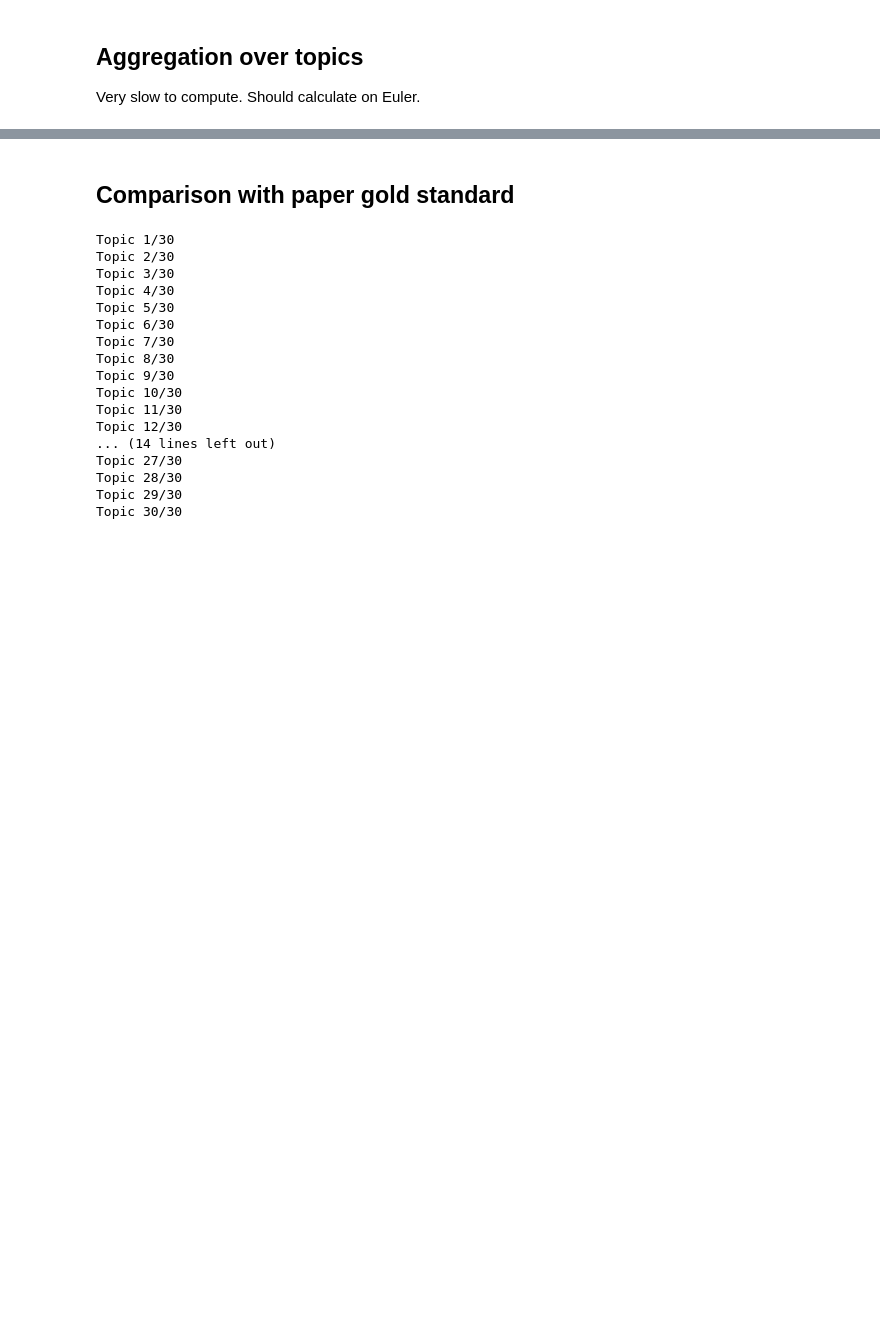
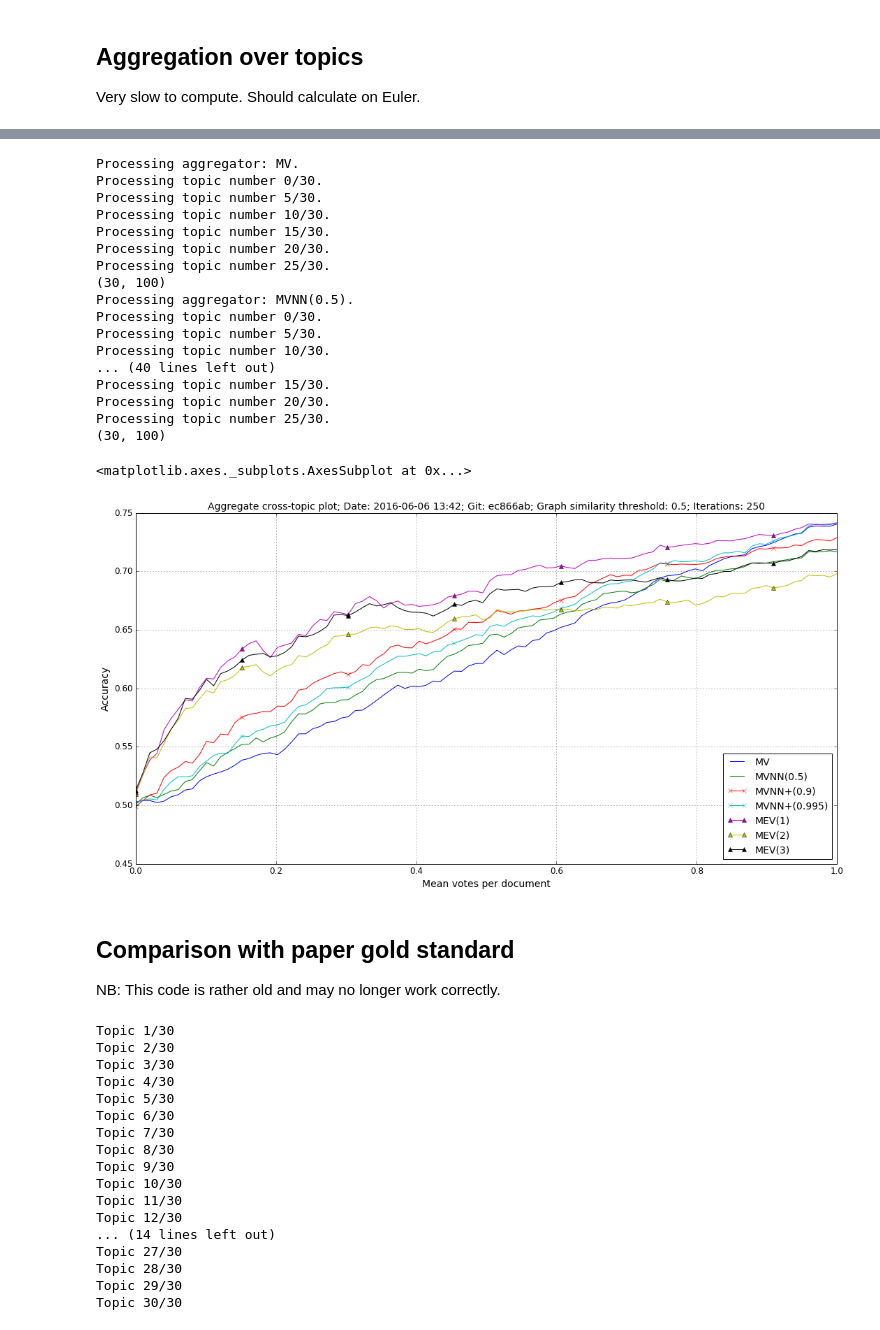
Before and after one commit to AndreiBarsan/crowd, a Jupyter notebook: notebooks/Majority Voting Experiments.ipynb, the cells around one changed output, grey strips where cells are left out. Cells and saved outputs as stored; diff of their text form; code cells hidden in the pictures; blank space fills up the shorter version.

```diff
--- a/notebooks/Majority Voting Experiments.ipynb
+++ b/notebooks/Majority Voting Experiments.ipynb
@@ -505,5 +433,35 @@ Processing topic number 25/30.
+# %%
+cross_topic_experiments = [
+    mv_config, mv_nn_config, mv_nn_plus, mv_nn_plus_hardcore,
+    mev_1_config, mev_2_config, mev_3_config]
+upto = 1   # votes per document
+iterations = 250
+all_frames = compute_cross_topic_learning(cross_topic_experiments, upto, iterations)
+plot_cross_topic_learning(all_frames, upto, iterations)
+# %% [output]
+Processing aggregator: MV.
+Processing topic number 0/30.
+Processing topic number 5/30.
+Processing topic number 10/30.
+Processing topic number 15/30.
+Processing topic number 20/30.
+Processing topic number 25/30.
+(30, 100)
+Processing aggregator: MVNN(0.5).
+Processing topic number 0/30.
+Processing topic number 5/30.
+Processing topic number 10/30.
+... (40 lines left out)
+Processing topic number 15/30.
+Processing topic number 20/30.
+Processing topic number 25/30.
+(30, 100)
+<matplotlib.axes._subplots.AxesSubplot at 0x...>
+[figure, added]
 # %% [markdown]
 ## Comparison with paper gold standard
+
+NB: This code is rather old and may no longer work correctly.
 # %%
 after_one_vote = {}
 topic_count = len(id_topic_info)
```
Also changed, not shown: parts of 17 cells of this notebook, 8 other files.
